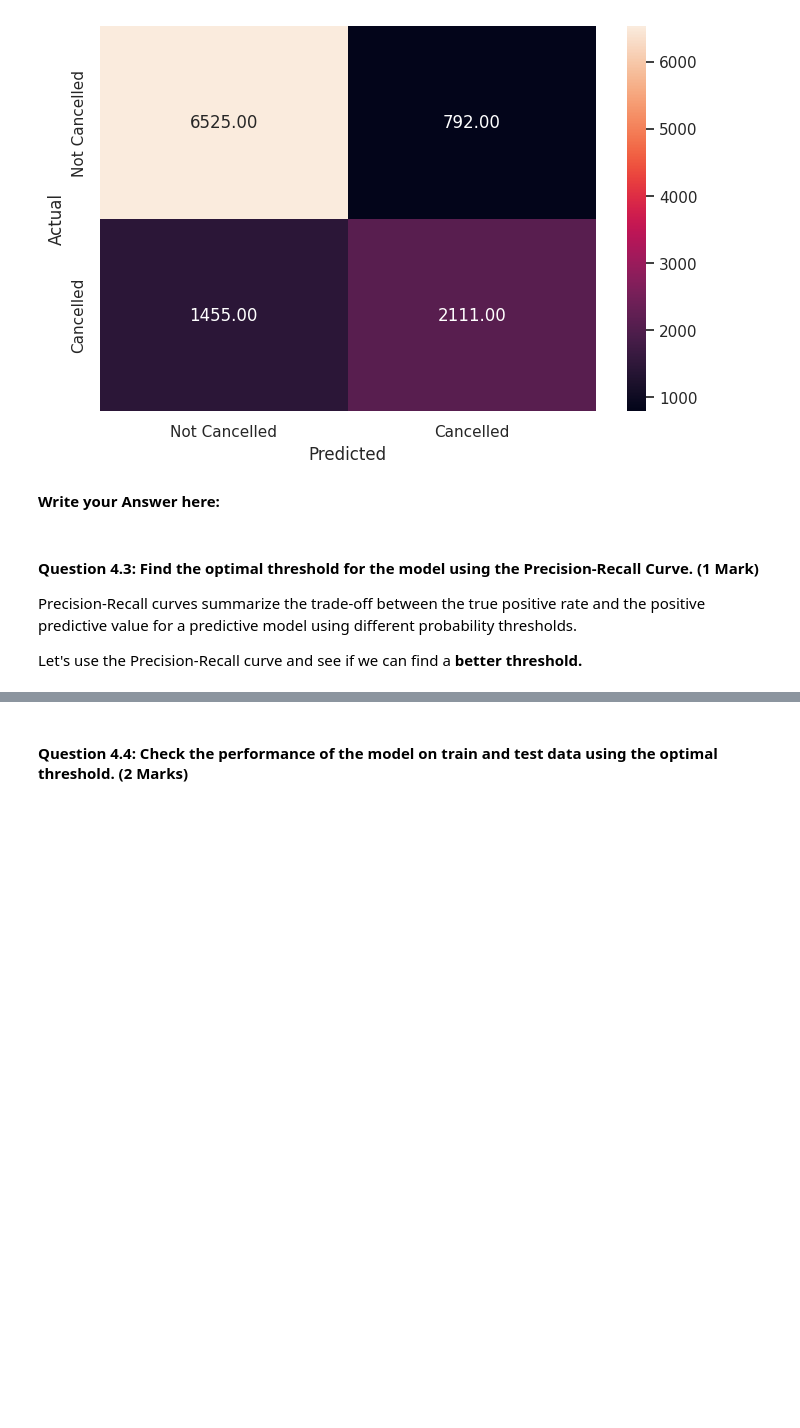
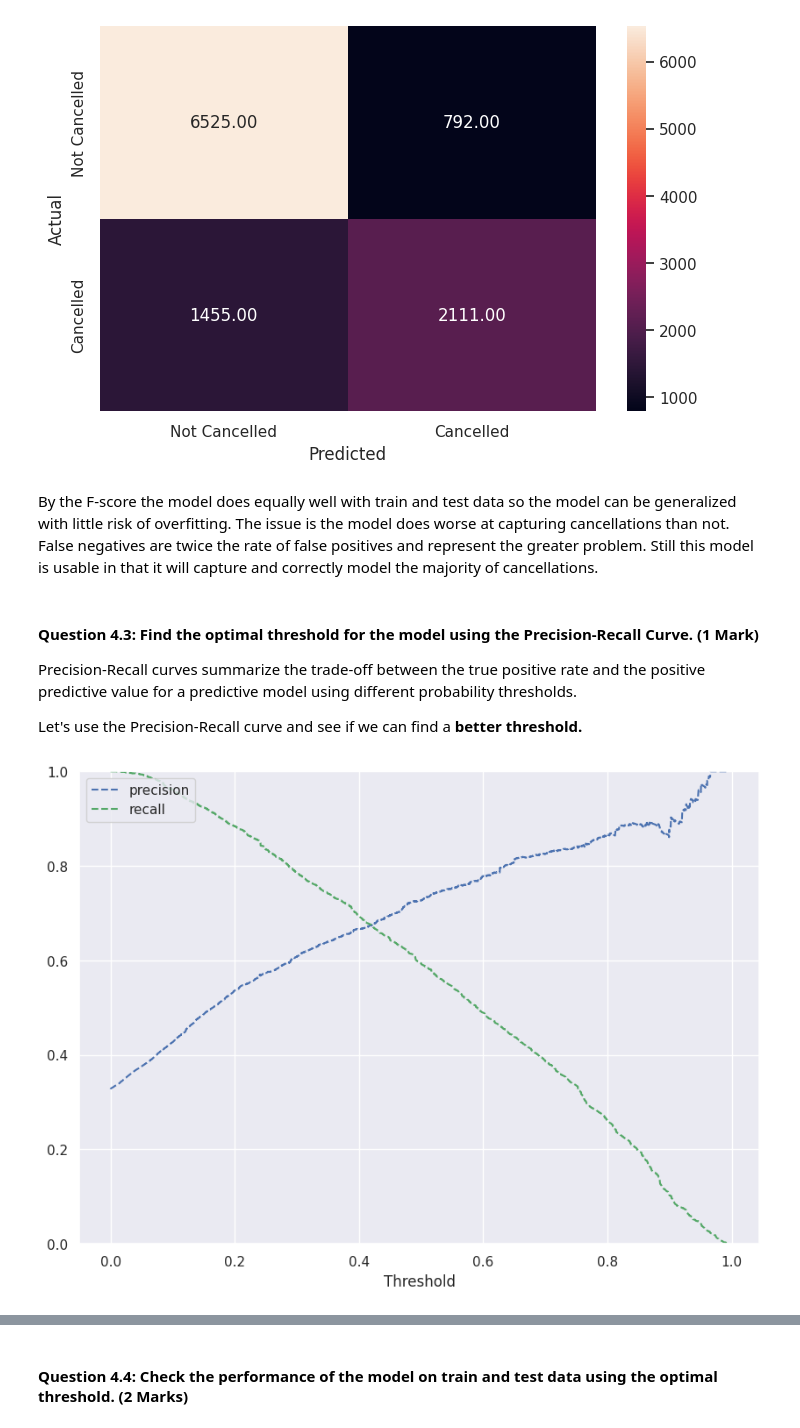
Before and after one commit to rbarrimond/great-learning, a Jupyter notebook: week-5-classification-and-hypothesis-testing/CHT_Graded_Project_Learner_Notebook.ipynb, the cells around one changed output, grey strips where cells are left out. Saved outputs shown, nothing was run; the diff lists cells and outputs as text; code cells hidden in the pictures; blank space fills up the shorter version.

```diff
--- a/week-5-classification-and-hypothesis-testing/CHT_Graded_Project_Learner_Notebook.ipynb
+++ b/week-5-classification-and-hypothesis-testing/CHT_Graded_Project_Learner_Notebook.ipynb
@@ -572,8 +570,8 @@ metrics_score(y_test, y_pred_test)
    macro avg       0.77      0.74      0.75     10883
 weighted avg       0.79      0.79      0.79     10883
 [figure]
-# %% [markdown]
-**Write your Answer here:**
+# %% [markdown]
+By the F-score the model does equally well with train and test data so the model can be generalized with little risk of overfitting. The issue is the model does worse at capturing cancellations than not. False negatives are twice the rate of false positives and represent the greater problem. Still this model is usable in that it will capture and correctly model the majority of cancellations.
 # %% [markdown]
 
 #### **Question 4.3: Find the optimal threshold for the model using the Precision-Recall Curve. (1 Mark)**
@@ -584,17 +582,19 @@ Let's use the Precision-Recall curve and see if we can find a **better threshold
 # %%
 # Remove _________ and complete the code
 
 # Predict_proba gives the probability of each observation belonging to each class
-y_scores_lg=lg.predict_proba(_______)
+y_scores_lg=lg.predict_proba(X_test)
 
-precisions_lg, recalls_lg, thresholds_lg = precision_recall_curve(____________)
+precisions_lg, recalls_lg, thresholds_lg = precision_recall_curve(y_test, y_scores_lg[:,1])
 
 # Plot values of precisions, recalls, and thresholds
 plt.figure(figsize=(10,7))
 plt.plot(thresholds_lg, precisions_lg[:-1], 'b--', label='precision')
 plt.plot(thresholds_lg, recalls_lg[:-1], 'g--', label = 'recall')
 plt.xlabel('Threshold')
 plt.legend(loc='upper left')
 plt.ylim([0,1])
 plt.show()
+# %% [output]
+[figure, added]
 # %% [markdown]
```
Also changed, not shown: parts of 50 cells of this notebook.
